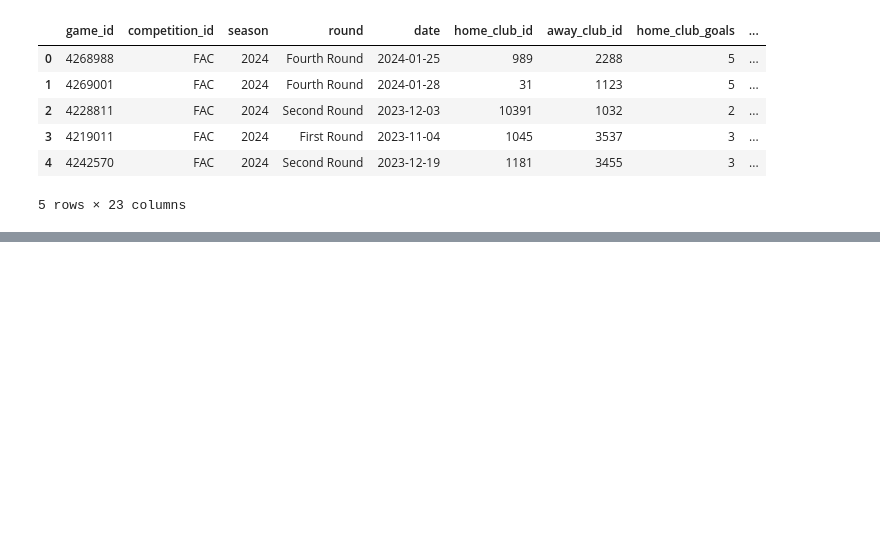
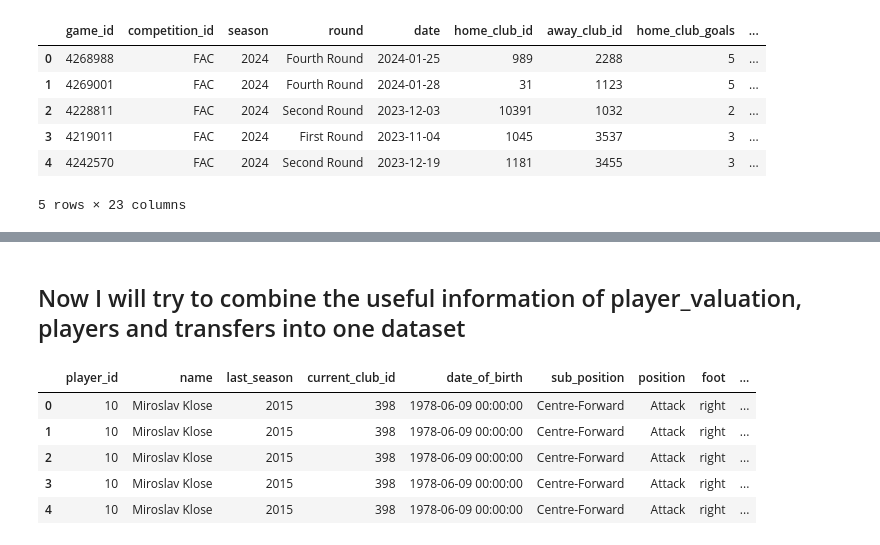
Before and after one commit to shadtome/Score-data, a Jupyter notebook: data_explore/transfer_market_examples.ipynb, the cells around one changed output, grey strips where cells are left out. Cells and saved outputs as stored; diff of their text form; code cells hidden in the pictures; blank space fills up the shorter version.

Commit message:
Combined useful transfermarkt data into one file

```diff
--- a/data_explore/transfer_market_examples.ipynb
+++ b/data_explore/transfer_market_examples.ipynb
@@ -523,3 +524,42 @@ events
 | 14 | 2dc03fb384d8daa2ca502450cf0d1304 | 2024-01-28 | 4269001 | 83 | Substitutions | 1123 | 618901 | , Tactical | 295630.0 | ... |
 | 15 | e80631d6a02b42bc6bbfe8722e027e4a | 2024-01-28 | 4269001 | 69 | Goals | 1123 | 634461 | , Right-footed shot, 1. Tournamen... | NaN | ... |
 | 16 | cbb259ed96e909cb994793e6f5a2c9e7 | 2024-01-28 | 4269001 | 79 | Substitutions | 31 | 845289 | , Tactical | 480692.0 | ... |
+# %% [markdown]
+## Now I will try to combine the useful information of player_valuation, players and transfers into one dataset
+# %%
+path2 = os.getcwd()
+path2 = os.path.dirname(path2)
+path2 = os.path.join(path2,'data/transfermarket/')
+
+# Read the CSV files into DataFrames
+players_df = pd.read_csv(os.path.join(path2,'players.csv'))
+player_valuations_df = pd.read_csv(os.path.join(path2,'player_valuations.csv'))
+transfers_df = pd.read_csv(os.path.join(path2,'transfers.csv'))
+
+# Select only the useful columns from each df
+players_df = players_df[['player_id', 'name', 'last_season', 'current_club_id',
+                         'date_of_birth', 'sub_position', 'position', 'foot', 'height_in_cm']]
+
+transfers_df = transfers_df[['player_id','transfer_date','transfer_season','from_club_id',
+                             'to_club_id','from_club_name','to_club_name','transfer_fee','market_value_in_eur']]
+
+player_valuations_df = player_valuations_df[['player_id', 'date', 'market_value_in_eur']]
+
+# Merge the DataFrames using pandas merge
+combined_df = players_df.merge(player_valuations_df, on='player_id', how='left')
+combined_df = combined_df.merge(transfers_df, on='player_id', how='left')
+
+#For some reason there are duplicate rows, this should remove them
+combined_df = combined_df.drop_duplicates()
+
+# Export the combined DataFrame to a CSV file
+combined_df.to_csv('combined_output.csv', index=False)
+# %%
+combined_df.head()
+# %% [output]
+|  | player_id | name | last_season | current_club_id | date_of_birth | sub_position | position | foot | ... |
+| 0 | 10 | Miroslav Klose | 2015 | 398 | 1978-06-09 00:00:00 | Centre-Forward | Attack | right | ... |
+| 1 | 10 | Miroslav Klose | 2015 | 398 | 1978-06-09 00:00:00 | Centre-Forward | Attack | right | ... |
+| 2 | 10 | Miroslav Klose | 2015 | 398 | 1978-06-09 00:00:00 | Centre-Forward | Attack | right | ... |
+| 3 | 10 | Miroslav Klose | 2015 | 398 | 1978-06-09 00:00:00 | Centre-Forward | Attack | right | ... |
+| 4 | 10 | Miroslav Klose | 2015 | 398 | 1978-06-09 00:00:00 | Centre-Forward | Attack | right | ... |
```
Also changed, not shown: parts of 12 cells of this notebook.
